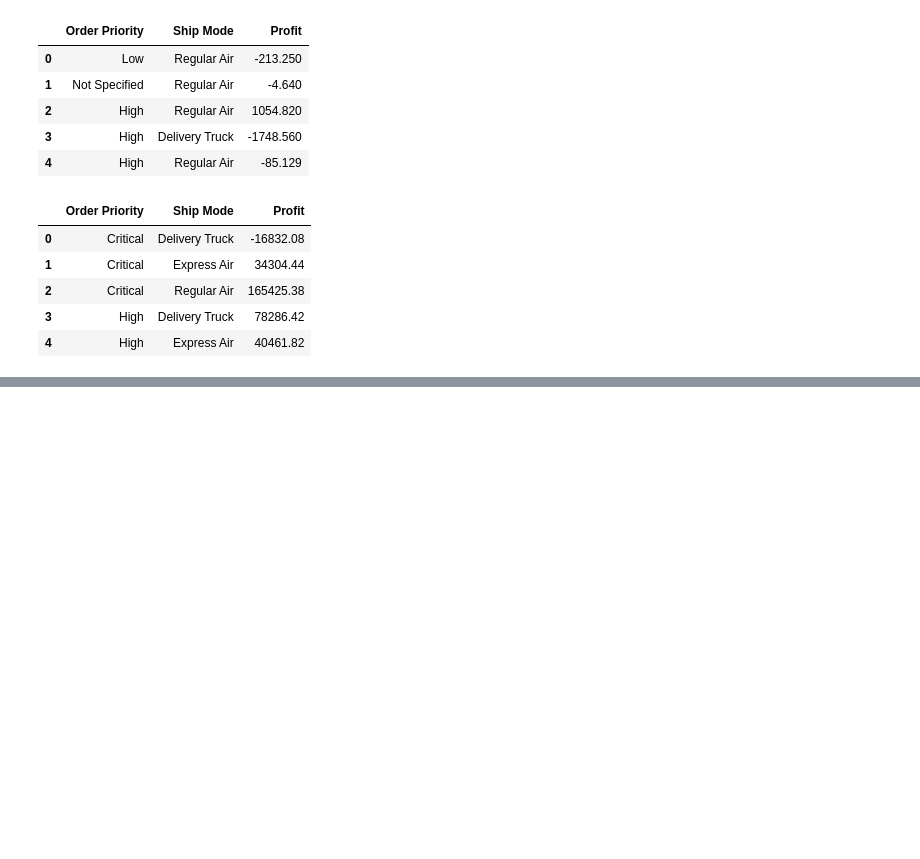
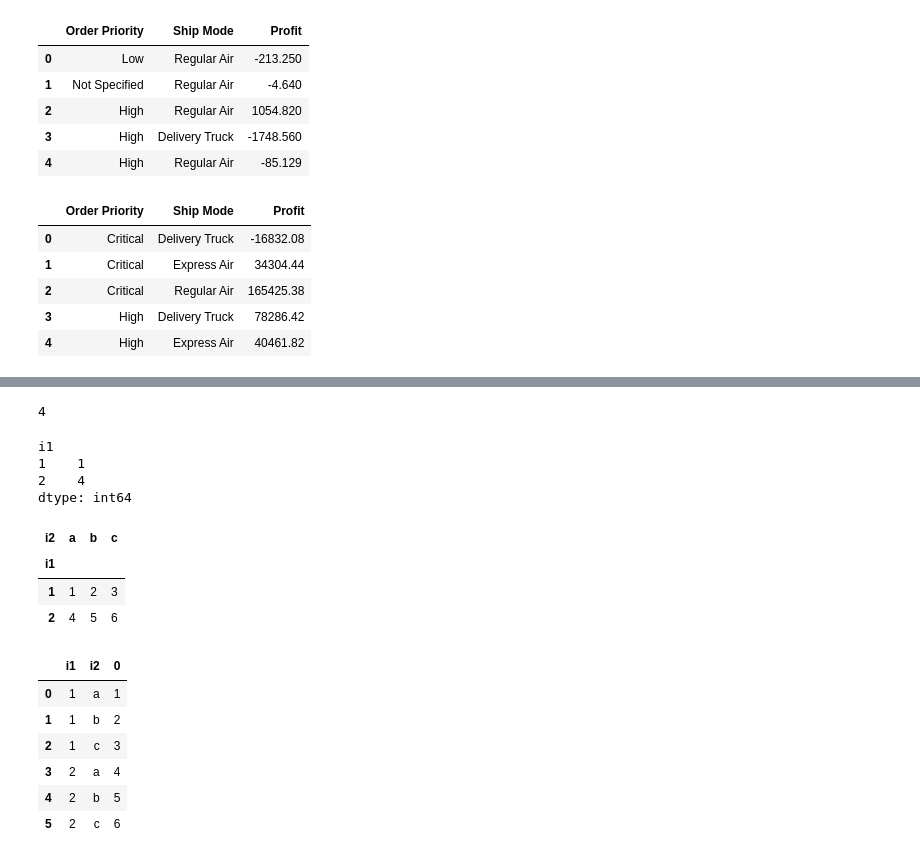
Before and after one commit to vivekgupta0657/learning-python, a Jupyter notebook: revamp.ipynb, the cells around one changed output, grey strips where cells are left out. Cells and saved outputs as stored; diff of their text form; code cells hidden in the pictures; blank space fills up the shorter version.

```diff
--- a/revamp.ipynb
+++ b/revamp.ipynb
@@ -1773,0 +1779,3 @@ Name: Profit, dtype: float64
+# %%
+ser=pd.Series([1,2,3,4,5,6],index=[[1,1,1,2,2,2],['a','b','c','a','b','c']])
+ser
@@ -1773,0 +1790,3 @@ Name: Profit, dtype: float64
+# %%
+ser.index.names=['i1','i2']
+ser
@@ -1773,0 +1802,28 @@ Name: Profit, dtype: float64
+# %%
+ser[3]
+# %% [output]
+4
+# %%
+ser[:,'a']
+# %% [output]
+i1
+1    1
+2    4
+dtype: int64
+# %%
+ser.unstack()
+# %% [output]
+| i2 | a | b | c |
+| i1 |  |  |  |
+| 1 | 1 | 2 | 3 |
+| 2 | 4 | 5 | 6 |
+# %%
+ser.reset_index()
+# %% [output]
+|  | i1 | i2 | 0 |
+| 0 | 1 | a | 1 |
+| 1 | 1 | b | 2 |
+| 2 | 1 | c | 3 |
+| 3 | 2 | a | 4 |
+| 4 | 2 | b | 5 |
+| 5 | 2 | c | 6 |
```
Also changed, not shown: parts of 9 cells of this notebook.
